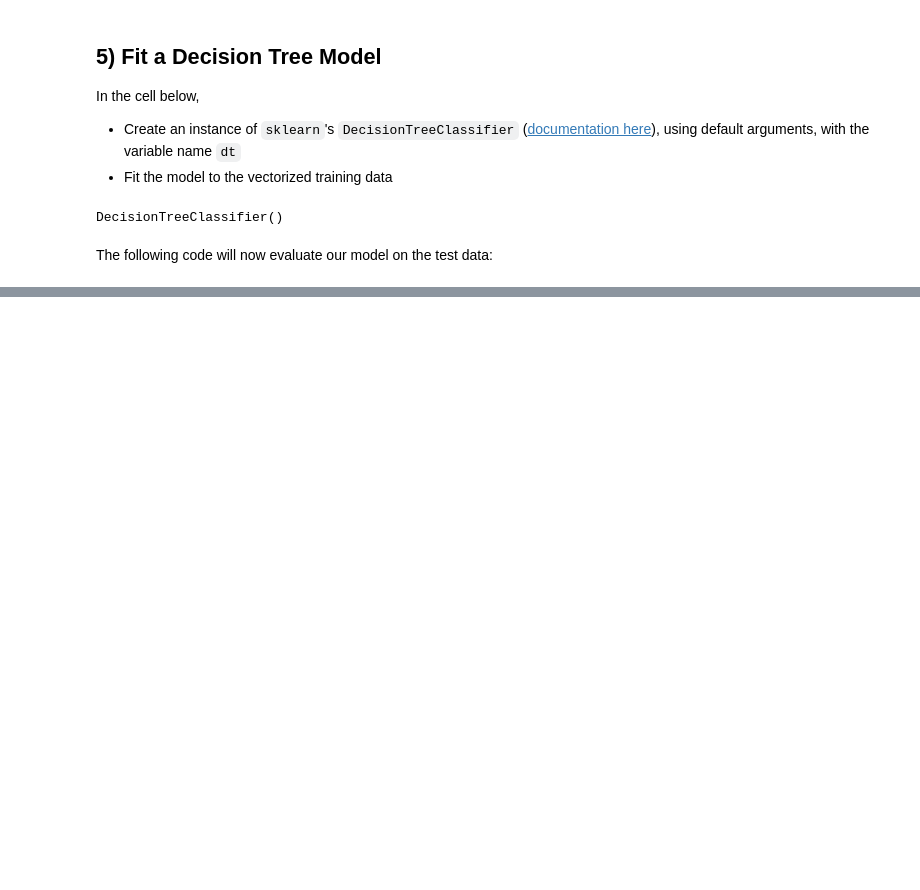
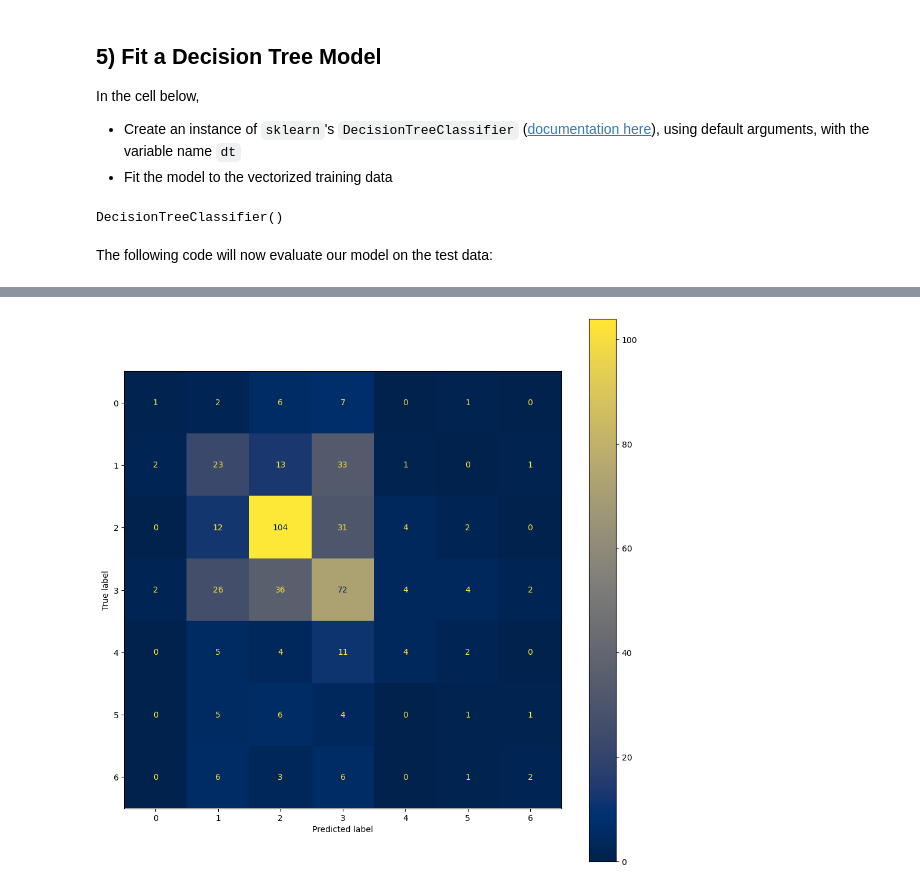
Before and after one commit to ShamlaA/dsc-data-science-env-config, a Jupyter notebook: Phase_4/Ph_4_checpoint/NLP_Checkpoint/nlp_checkpoint.ipynb, the cells around one changed output, grey strips where cells are left out. Cells and saved outputs as stored; diff of their text form; code cells hidden in the pictures; blank space fills up the shorter version.

Commit message:
finished nlp checkpoint with new code for confusion matrix

```diff
--- a/Phase_4/Ph_4_checpoint/NLP_Checkpoint/nlp_checkpoint.ipynb
+++ b/Phase_4/Ph_4_checpoint/NLP_Checkpoint/nlp_checkpoint.ipynb
@@ -264,8 +263,8 @@ In the cell below, vectorize the training and test datasets using the fitted cou
 # CodeGrade step4
 # Replace None with appropriate code
 
-X_train_vectorized = vectorizer.fit_transform(X_train)
-X_test_vectorized = vectorizer.fit_transform(X_test)
+X_train_vectorized = vectorizer.transform(X_train)
+X_test_vectorized = vectorizer.transform(X_test)
 # %%
 from scipy.sparse.csr import csr_matrix
 assert type(X_train_vectorized) == csr_matrix
@@ -310,0 +297,18 @@ ImportError: cannot import name 'plot_confusion_matrix' from 'sklearn.metrics' (
+# %%
+# Run this cell without changes
+
+from sklearn.metrics import ConfusionMatrixDisplay, confusion_matrix
+import matplotlib.pyplot as plt
+# Get the predictions from the decision tree classifier
+y_pred = dt.predict(X_test_vectorized)
+# Compute the confusion matrix
+cm = confusion_matrix(y_test, y_pred)
+# Create the confusion matrix display
+fig, ax = plt.subplots(figsize=(12, 12))
+disp = ConfusionMatrixDisplay(confusion_matrix=cm)
+# Plot the confusion matrix with the chosen color map
+disp.plot(ax=ax, cmap="cividis")
+# Show the plot
+plt.show()
+# %% [output]
+[figure, added]
```
Also changed, not shown: parts of 3 cells of this notebook.
